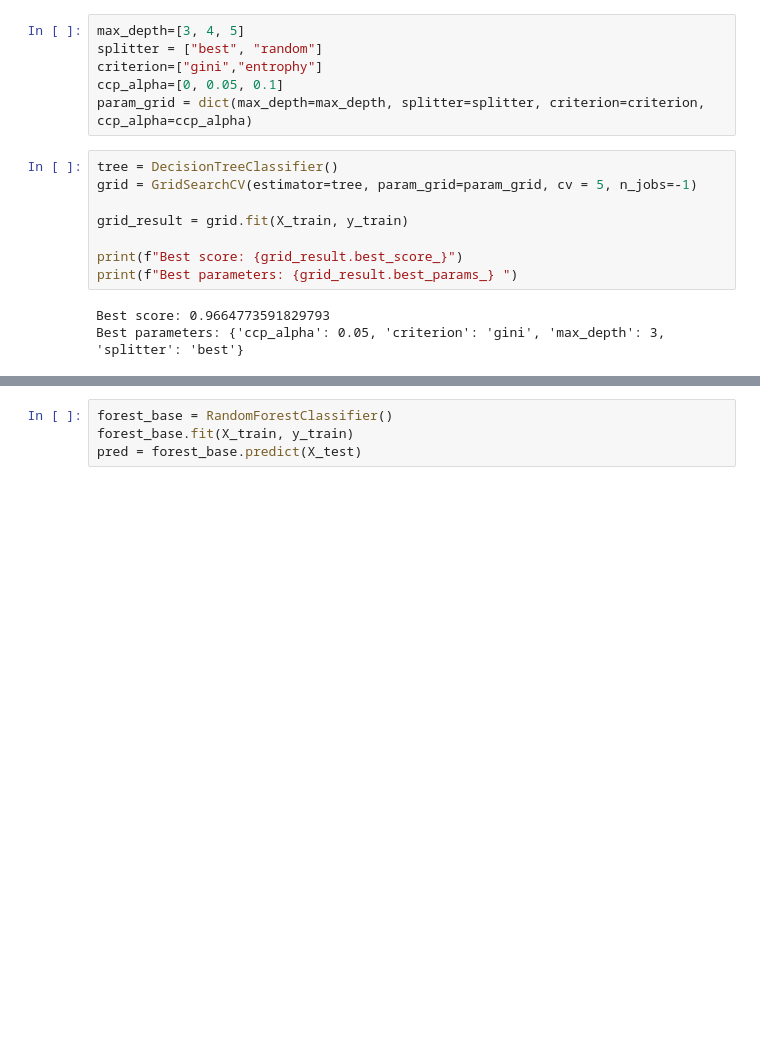
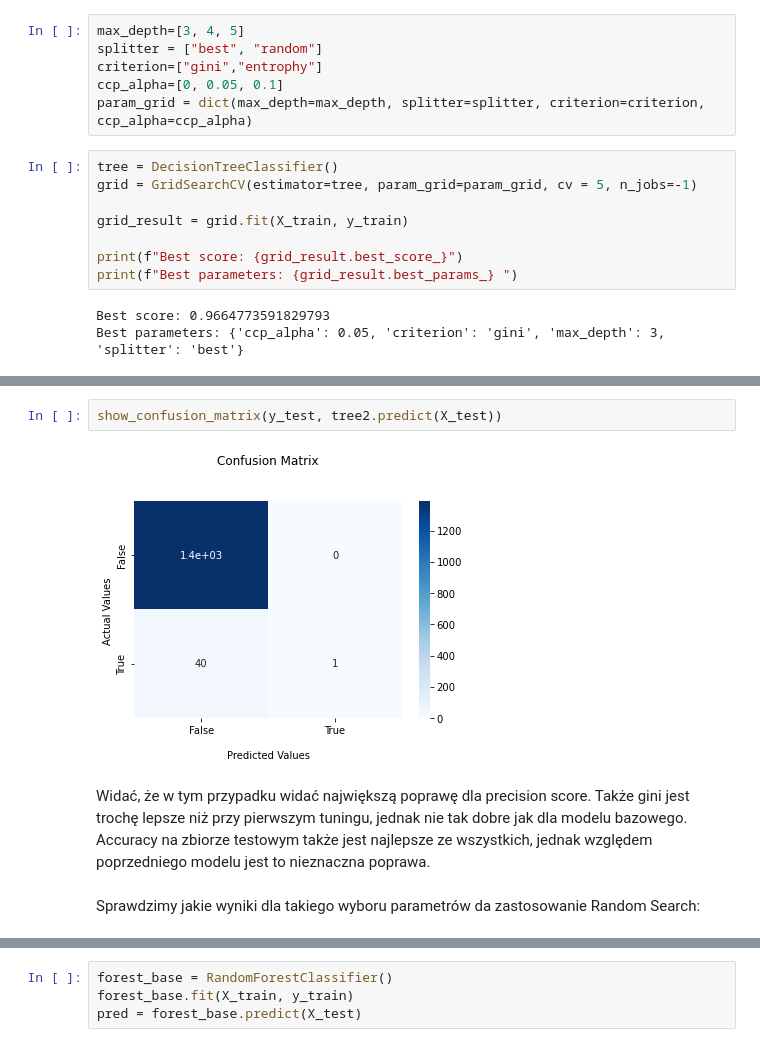
Before and after one commit to malwina0/2022L-ML, a Jupyter notebook: ZD4/PD4.ipynb, the cells around one changed output, grey strips where cells are left out. Saved outputs shown, nothing was run; the diff lists cells and outputs as text; blank space fills up the shorter version.

```diff
--- a/ZD4/PD4.ipynb
+++ b/ZD4/PD4.ipynb
@@ -152,3 +219,11 @@ Teraz użyjemy Random Search
+# %%
+show_confusion_matrix(y_test, tree2.predict(X_test))
+# %% [output]
+[figure, added]
+# %% [markdown]
+Widać, że w tym przypadku widać największą poprawę dla precision score. Także gini jest trochę lepsze niż przy pierwszym tuningu, jednak nie tak dobre jak dla modelu bazowego. Accuracy na zbiorze testowym także jest najlepsze ze wszystkich, jednak względem poprzedniego modelu jest to nieznaczna poprawa.
+# %% [markdown]
+Sprawdzimy jakie wyniki dla takiego wyboru parametrów da zastosowanie Random Search:
 # %%
 tree = DecisionTreeClassifier()
 random = RandomizedSearchCV(estimator=tree, param_distributions=param_grid, cv = 5, n_jobs=-1, random_state = 100)
```
Also changed, not shown: parts of 71 cells of this notebook.
